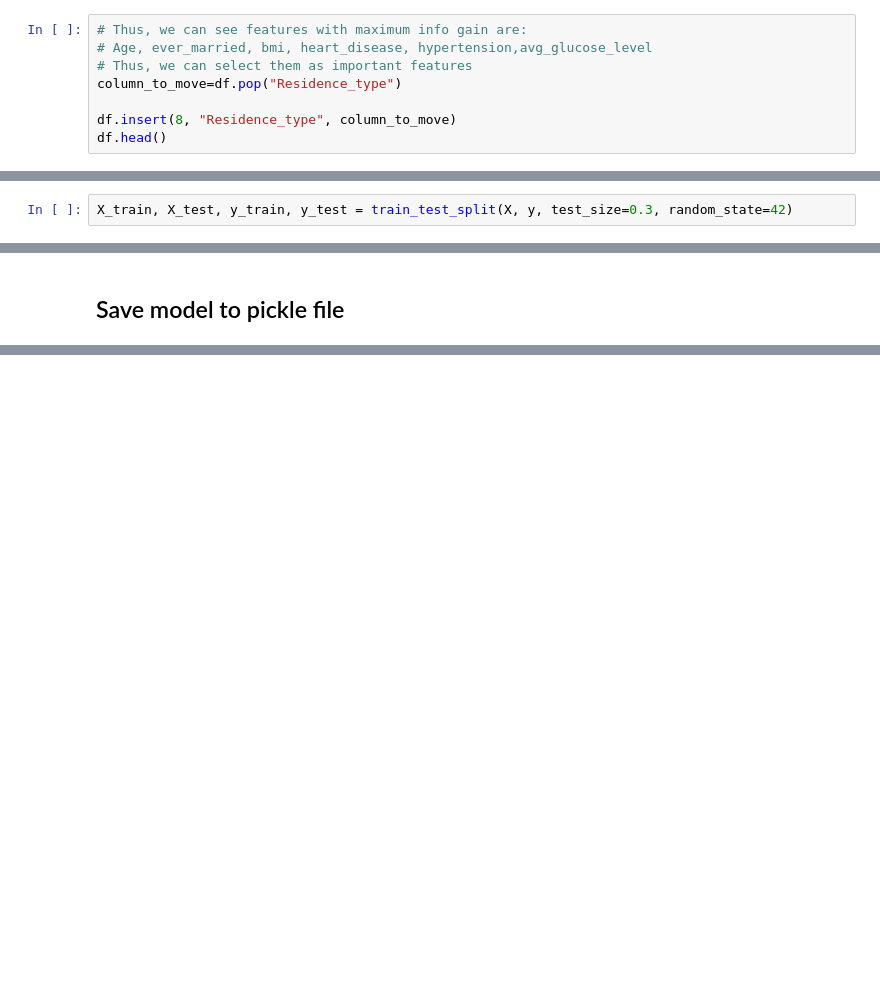
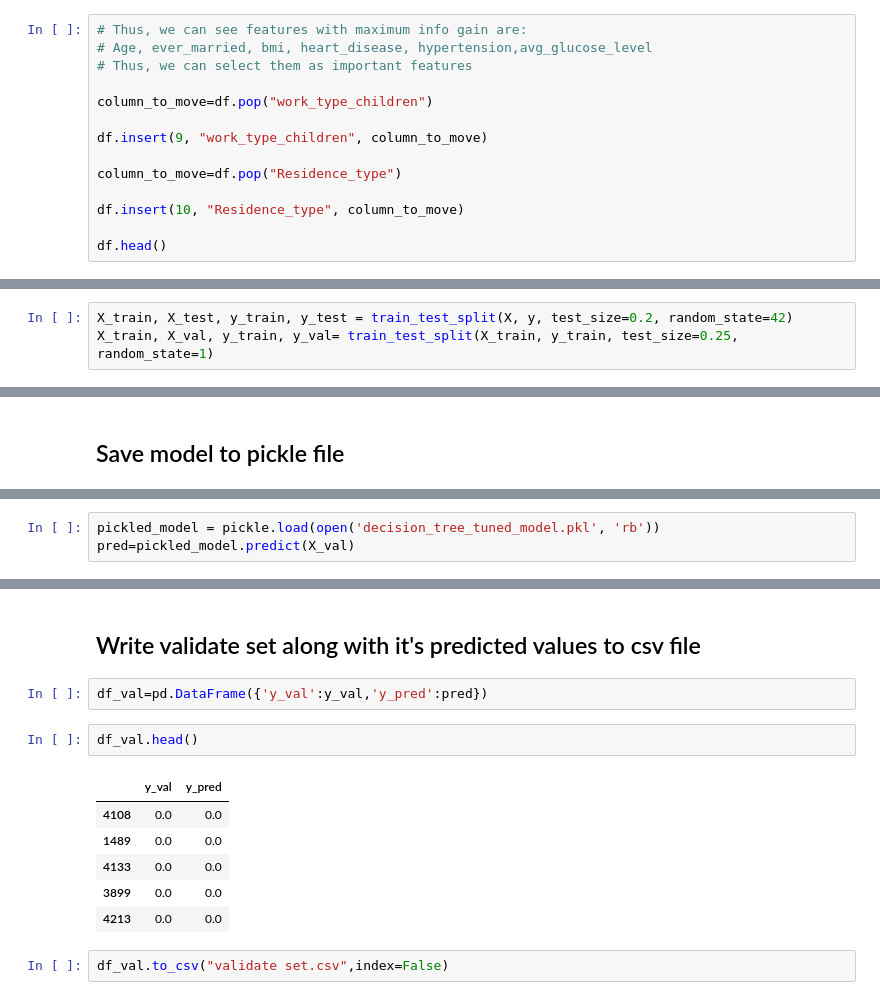
Before and after one commit to sukhada121/Training-assignments, a Jupyter notebook: DAX-DS-Assignment-2022-Sukhada_Virkar/Machine_learning/ML assignment.ipynb, the cells around one changed output, grey strips where cells are left out. Cells and saved outputs as stored; diff of their text form; blank space fills up the shorter version.

```diff
--- a/DAX-DS-Assignment-2022-Sukhada_Virkar/Machine_learning/ML assignment.ipynb
+++ b/DAX-DS-Assignment-2022-Sukhada_Virkar/Machine_learning/ML assignment.ipynb
@@ -60,9 +60,15 @@ plt.show()
 # Thus, we can see features with maximum info gain are:
 # Age, ever_married, bmi, heart_disease, hypertension,avg_glucose_level
 # Thus, we can select them as important features
+
+column_to_move=df.pop("work_type_children")
+
+df.insert(9, "work_type_children", column_to_move)
+
 column_to_move=df.pop("Residence_type")
 
-df.insert(8, "Residence_type", column_to_move)
+df.insert(10, "Residence_type", column_to_move)
+
 df.head()
 # %% [output]
 |  | id | gender | age | hypertension | heart_disease | ever_married | avg_glucose_level | bmi | ... |
@@ -105,7 +111,8 @@ from sklearn.model_selection import train_test_split
 X=df_new.drop('stroke',axis=1)
 y=df_new['stroke']
 # %%
-X_train, X_test, y_train, y_test = train_test_split(X, y, test_size=0.3, random_state=42)
+X_train, X_test, y_train, y_test = train_test_split(X, y, test_size=0.2, random_state=42)
+X_train, X_val, y_train, y_val= train_test_split(X_train, y_train, test_size=0.25, random_state=1)
 # %%
 print(X_train)
 # %% [output]
@@ -202,0 +295,3 @@ with open('LR_model_pkl', 'wb') as files:
+# %%
+pickled_model = pickle.load(open('decision_tree_tuned_model.pkl', 'rb'))
+pred=pickled_model.predict(X_val)
@@ -202,0 +325,15 @@ with open('LR_model_pkl', 'wb') as files:
+# %% [markdown]
+## Write validate set along with it's predicted values to csv file
+# %%
+df_val=pd.DataFrame({'y_val':y_val,'y_pred':pred})
+# %%
+df_val.head()
+# %% [output]
+|  | y_val | y_pred |
+| 4108 | 0.0 | 0.0 |
+| 1489 | 0.0 | 0.0 |
+| 4133 | 0.0 | 0.0 |
+| 3899 | 0.0 | 0.0 |
+| 4213 | 0.0 | 0.0 |
+# %%
+df_val.to_csv("validate set.csv",index=False)
```
Also changed, not shown: parts of 28 cells of this notebook, 3 other files.
